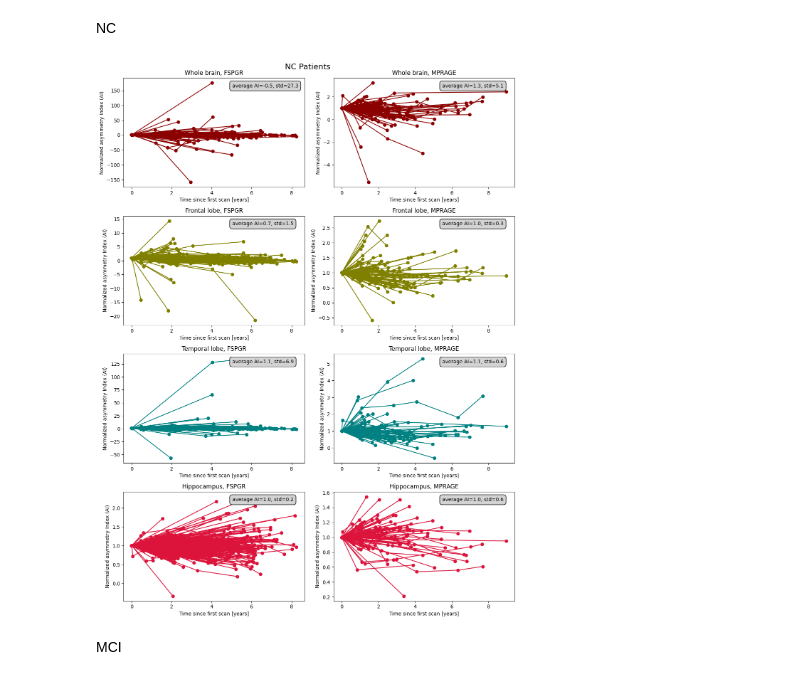
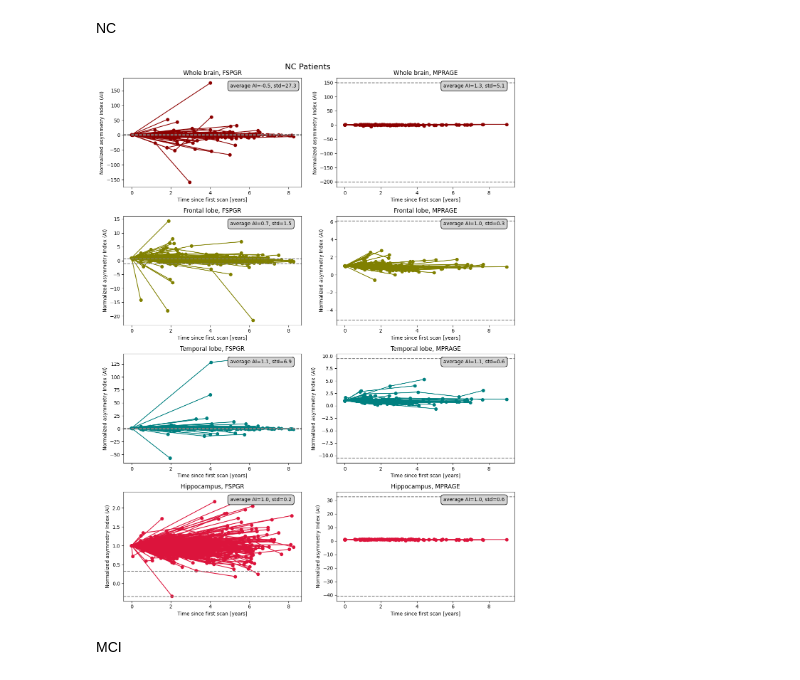
Before and after one commit to Crtox/asymmetryAD, a Jupyter notebook: code/AI_longitudinal.ipynb, the cells around one changed output. Saved outputs shown, nothing was run; the diff lists cells and outputs as text; code cells hidden in the pictures.

```diff
--- a/code/AI_longitudinal.ipynb
+++ b/code/AI_longitudinal.ipynb
@@ -318,26 +410,25 @@ for i in range(4):
         if naccid in nc_scan_times:
             scan_times = nc_scan_times[naccid]
             axes[i, 0].plot(scan_times, ai_values, color=colors[i], marker='o')
-    # LOA for NC
-    # axes[i, 0].axhline(LOA_fspgr[i][0], color='gray', linestyle='--')
-    # axes[i, 0].axhline(LOA_fspgr[i][1], color='gray', linestyle='--')
+
     axes[i, 0].set_title(titles[2 * i])   # Title for the subplot
     axes[i, 0].set_xlabel('Time since first scan [years]')
     axes[i, 0].set_ylabel('Asymmetry Index (AI)')
+    axes[i, 0].axhline(LOA_fspgr[i][0], color='gray', linestyle='--')
+    axes[i, 0].axhline(LOA_fspgr[i][1], color='gray', linestyle='--')
 
     # MPRAGE plot on the right column
     for naccid, ai_values in AI_nc_mprage[i].items():
         if naccid in nc_scan_times:
             scan_times = nc_scan_times[naccid]
             axes[i, 1].plot(scan_times, ai_values, color=colors[i], marker='o')
-    # LOA for NC
-    # axes[i, 1].axhline(LOA_mprage[i][0], color='gray', linestyle='--')
-    # axes[i, 1].axhline(LOA_mprage[i][1], color='gray', linestyle='--')
     axes[i, 1].set_title(titles[2 * i + 1])   # Title for the subplot
     axes[i, 1].set_xlabel('Time since first scan [years]')
     axes[i, 1].set_ylabel('Asymmetry Index (AI)')
+    axes[i, 1].axhline(LOA_mprage[i][0], color='gray', linestyle='--')
+    axes[i, 1].axhline(LOA_mprage[i][1], color='gray', linestyle='--')
 
 plt.tight_layout()
-#plt.savefig(savePath+'AI_longitudinal_nc.png')
+#plt.savefig(savePath+'retry/AI_longitudinal_nc_LOA.png')
 plt.show()
 # %% [output]
@@ -367,6 +458,8 @@ for i in range(4):
     axes[i, 0].set_title(titles[2 * i])   # Title for the subplot
     axes[i, 0].set_xlabel('Time since first scan [years]')
     axes[i, 0].set_ylabel('Asymmetry Index (AI)')
+    axes[i, 0].axhline(LOA_fspgr[i][0], color='gray', linestyle='--')
+    axes[i, 0].axhline(LOA_fspgr[i][1], color='gray', linestyle='--')
 
     # MPRAGE plot on the right column
     for naccid, ai_values in AI_mci_mprage[i].items():
@@ -377,8 +470,10 @@ for i in range(4):
     axes[i, 1].set_title(titles[2 * i + 1])   # Title for the subplot
     axes[i, 1].set_xlabel('Time since first scan [years]')
     axes[i, 1].set_ylabel('Asymmetry Index (AI)')
+    axes[i, 1].axhline(LOA_mprage[i][0], color='gray', linestyle='--')
+    axes[i, 1].axhline(LOA_mprage[i][1], color='gray', linestyle='--')
 
 plt.tight_layout()
-#plt.savefig(savePath+'AI_longitudinal_mci.png')
+plt.savefig(savePath+'retry/AI_longitudinal_mci_LOA.png')
 plt.show()
 # %% [output]
@@ -407,6 +502,8 @@ for i in range(4):
     axes[i, 0].set_title(titles[2 * i])   # Title for the subplot
     axes[i, 0].set_xlabel('Time since first scan [years]')
     axes[i, 0].set_ylabel('Asymmetry Index (AI)')
+    axes[i, 0].axhline(LOA_fspgr[i][0], color='gray', linestyle='--')
+    axes[i, 0].axhline(LOA_fspgr[i][1], color='gray', linestyle='--')
 
     # MPRAGE plot on the right column
     for naccid, ai_values in AI_alzd_mprage[i].items():
@@ -416,8 +513,10 @@ for i in range(4):
     axes[i, 1].set_title(titles[2 * i + 1])   # Title for the subplot
     axes[i, 1].set_xlabel('Time since first scan [years]')
     axes[i, 1].set_ylabel('Asymmetry Index (AI)')
+    axes[i, 1].axhline(LOA_mprage[i][0], color='gray', linestyle='--')
+    axes[i, 1].axhline(LOA_mprage[i][1], color='gray', linestyle='--')
 
 plt.tight_layout()
-#plt.savefig(savePath+'AI_longitudinal_alzd.png')
+#plt.savefig(savePath+'retry/AI_longitudinal_alzd_LOA.png')
 plt.show()
 # %% [output]
@@ -446,6 +545,9 @@ for i in range(4):
     axes[i, 0].set_title(titles[2 * i])   # Title for the subplot
     axes[i, 0].set_xlabel('Time since first scan [years]')
     axes[i, 0].set_ylabel('Asymmetry Index (AI)')
+    # LOA
+    axes[i, 0].axhline(LOA_fspgr[i][0], color='gray', linestyle='--')
+    axes[i, 0].axhline(LOA_fspgr[i][1], color='gray', linestyle='--')
 
     # MPRAGE plot on the right column
     for naccid, ai_values in AI_trans_mprage[i].items():
@@ -455,8 +557,11 @@ for i in range(4):
     axes[i, 1].set_title(titles[2 * i + 1])   # Title for the subplot
     axes[i, 1].set_xlabel('Time since first scan [years]')
     axes[i, 1].set_ylabel('Asymmetry Index (AI)')
+    # LOA
+    axes[i, 1].axhline(LOA_mprage[i][0], color='gray', linestyle='--')
+    axes[i, 1].axhline(LOA_mprage[i][1], color='gray', linestyle='--')
 
 plt.tight_layout()
-plt.savefig(savePath+'AI_longitudinal_trans.png')
+#plt.savefig(savePath+'retry/AI_longitudinal_trans_LOA.png')
 plt.show()
 # %% [output]
@@ -590,8 +695,8 @@ for i in range(4):
             if ai_values[1] > -200:
                 axes[i, 0].plot(scan_times, ai_values, color=colors[i], marker='o')
     # LOA for NC
-    # axes[i, 0].axhline(LOA_fspgr_normalized[i][0], color='gray', linestyle='--')
-    # axes[i, 0].axhline(LOA_fspgr_normalized[i][1], color='gray', linestyle='--')
+    axes[i, 0].axhline(LOA_fspgr_normalized[i][0], color='gray', linestyle='--')
+    axes[i, 0].axhline(LOA_fspgr_normalized[i][1], color='gray', linestyle='--')
     axes[i, 0].set_title(titles[2 * i])   # Title for the subplot
     axes[i, 0].set_xlabel('Time since first scan [years]')
     axes[i, 0].set_ylabel('Normalized asymmetry Index (AI)')
@@ -608,37 +713,37 @@ for i in range(4):
 
     # MPRAGE plot on the right column
     for naccid, ai_values in AI_nc_mprage[i].items():
         if naccid in nc_scan_times:
             scan_times = nc_scan_times[naccid]
             # outliers
             if len(ai_values) > 2:
                 if ai_values[1] < 15 and ai_values[2] < 8:
                     axes[i, 1].plot(scan_times, ai_values, color=colors[i], marker='o')
             elif len(ai_values) == 2:
                 if ai_values[1] < 15:
                     axes[i, 1].plot(scan_times, ai_values, color=colors[i], marker='o')
     # LOA for NC
-    # axes[i, 1].axhline(LOA_mprage_normalized[i][0], color='gray', linestyle='--')
-    # axes[i, 1].axhline(LOA_mprage_normalized[i][1], color='gray', linestyle='--')
+    axes[i, 1].axhline(LOA_mprage_normalized[i][0], color='gray', linestyle='--')
+    axes[i, 1].axhline(LOA_mprage_normalized[i][1], color='gray', linestyle='--')
     axes[i, 1].set_title(titles[2 * i + 1])   # Title for the subplot
     axes[i, 1].set_xlabel('Time since first scan [years]')
     axes[i, 1].set_ylabel('Normalized asymmetry Index (AI)')
     axes[i, 1].text(
     0.6,  # x-coordinate in axes fraction (0 is left, 1 is right)
     0.95,  # y-coordinate in axes fraction (0 is bottom, 1 is top)
     s=f'average AI={avg_AI_nc_mprage[i]:.1f}, std={std_AI_nc_mprage[i]:.1f}',
     fontsize=10,
     color='black',
     bbox=dict(facecolor='lightgrey', edgecolor='black', boxstyle='round,pad=0.5'),
     transform=axes[i, 1].transAxes,
     verticalalignment='top'
 )
 
 plt.tight_layout()
-#plt.savefig(savePath+'AI_longitudinal_nc_normalized.png')
+#plt.savefig(savePath+'retry/AI_longitudinal_nc_normalized_LOA.png')
 plt.show()
 # %% [output]
-[figure, old version]
+[figure, new version]
 # %% [markdown]
 MCI
 # %%
```
Also changed, not shown: parts of 28 cells of this notebook, 22 other files.
